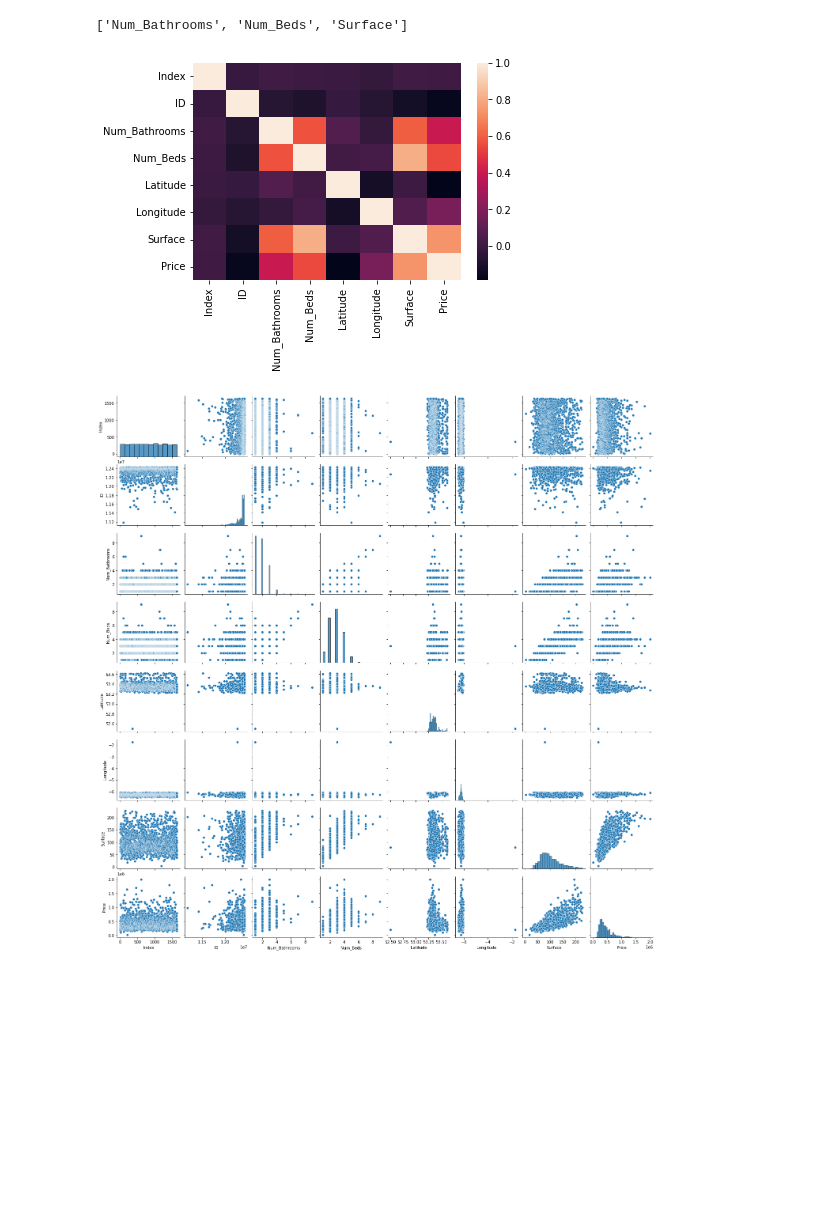
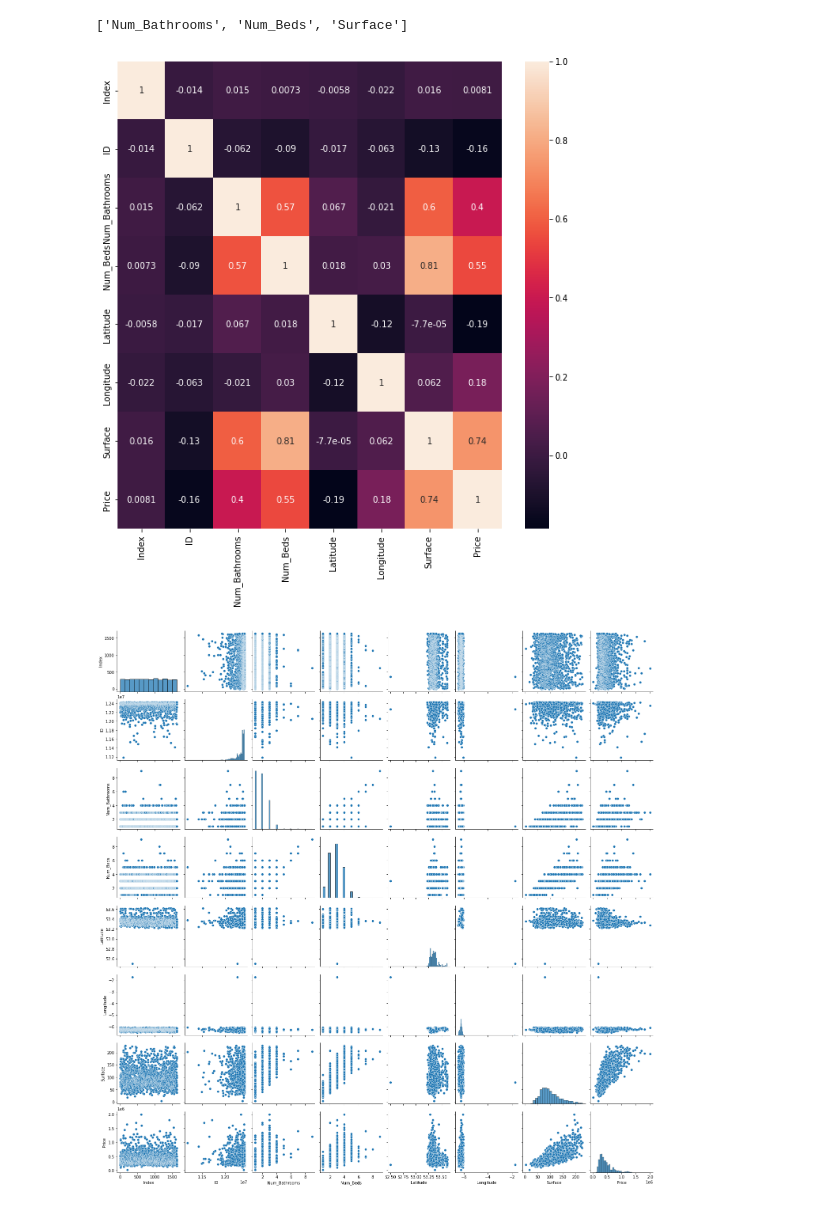
Before and after one commit to barrytl/ET5003_SEM1_2021-2, a Jupyter notebook: Week-5/ET5003_KaggleCompetition.ipynb, the cells around one changed output. Saved outputs shown, nothing was run; the diff lists cells and outputs as text; code cells hidden in the pictures; blank space fills up the shorter version.

```diff
--- a/Week-5/ET5003_KaggleCompetition.ipynb
+++ b/Week-5/ET5003_KaggleCompetition.ipynb
@@ -288,10 +282,11 @@ def remove_outliers(df_train, num_columns, threshold = 1.5):
 # %%
 df_train = remove_outliers(df_train,num_columns)
 # %%
-sns.heatmap(df_train.corr())
+plt.figure(figsize = (10,10))
+sns.heatmap(df_train.corr(),annot=True)
 plt.show()
 # %% [output]
-[figure, old version]
+[figure, new version]
 # %%
 sns.pairplot(df_train)
 plt.show()
```
Also changed, not shown: parts of 13 cells of this notebook.
